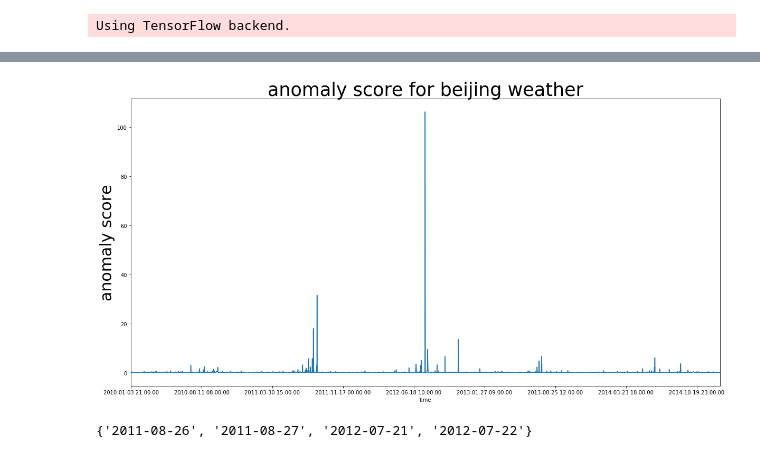
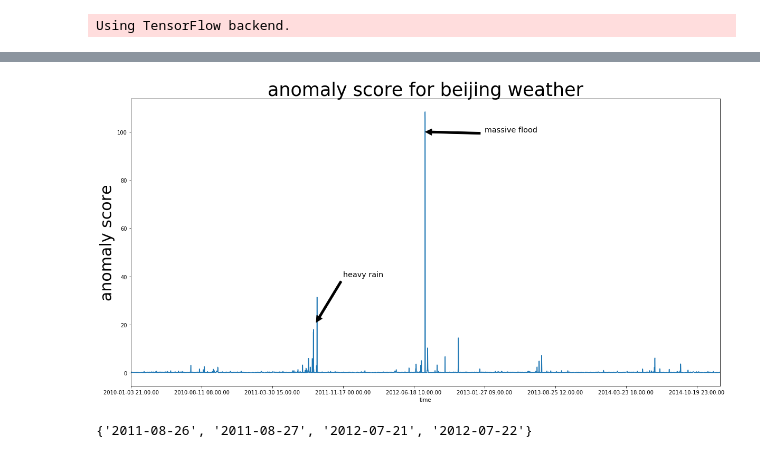
Before and after one commit to alexhuang1117/personal_projects, a Jupyter notebook: pm25_analysis/notebooks/01_anomaly_detection_beijing_weather.ipynb, the cells around one changed output, grey strips where cells are left out. Saved outputs shown, nothing was run; the diff lists cells and outputs as text; code cells hidden in the pictures.

Commit message:
improved plots

```diff
--- a/pm25_analysis/notebooks/01_anomaly_detection_beijing_weather.ipynb
+++ b/pm25_analysis/notebooks/01_anomaly_detection_beijing_weather.ipynb
@@ -191,10 +191,14 @@ train_std  = train.rolling(window).std().dropna()
 # %%
 ax = train_mean.plot(figsize=(20, 10))
 ax.set_title("anomaly score for beijing weather", fontsize=35)
 ax.set_ylabel("anomaly score", fontsize=30)
+ax.annotate('massive flood', xy=(20600, 100), xytext=(25000, 100),
+            arrowprops=dict(facecolor='black', shrink=0.05), size = 'x-large')
+ax.annotate('heavy rain', xy=(13000, 20), xytext=(15000, 40),
+            arrowprops=dict(facecolor='black', shrink=0.05), size = 'x-large')
 plt.savefig('../images/weather_train.png')
 # %% [output]
-[figure, old version]
+[figure, new version]
 # %%
 set([d.split()[0] for d in train_mean.nlargest(50).index])
 # %% [output]
```
Also changed, not shown: parts of 2 cells of this notebook, 3 other files.
